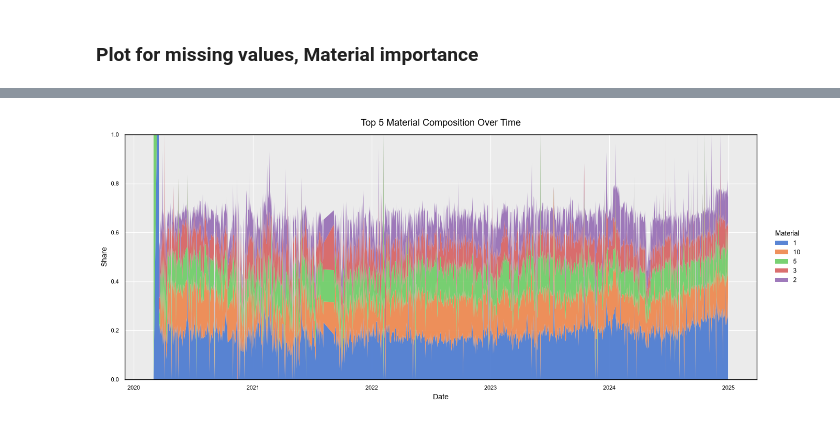
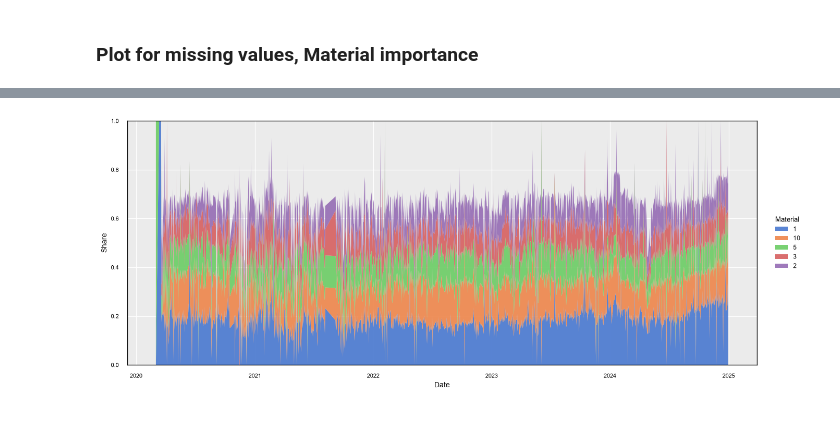
Before and after one commit to sed-mirzaee/TS-Forecasting-Project, a Jupyter notebook: notebooks/01_data_quality_eda.ipynb, the cells around one changed output, grey strips where cells are left out. Cells and saved outputs as stored; diff of their text form; code cells hidden in the pictures.

```diff
--- a/notebooks/01_data_quality_eda.ipynb
+++ b/notebooks/01_data_quality_eda.ipynb
@@ -13,8 +13,8 @@ INPUT_FILE = PROJECT_ROOT / "data" / "raw" / "eingangsbandwaage_studenten.csv"
 MATERIAL_FILE = PROJECT_ROOT / "data" / "raw" / "ballengewichte_studenten.csv"
 HOLIDAY_FILE = PROJECT_ROOT / "data" / "processed" / "public_holidays.csv"
 
-FIGURE_DIR = PROJECT_ROOT / "outputs" / "eda" / "figures__"
-TABLE_DIR = PROJECT_ROOT / "outputs" / "eda" / "tables__"
+FIGURE_DIR = PROJECT_ROOT / "outputs" / "eda" / "figures"
+TABLE_DIR = PROJECT_ROOT / "outputs" / "eda" / "tables"
 
 print("Input File:", PROJECT_ROOT)
 # %% [output]
@@ -794,11 +881,11 @@ ax.grid(
 
 ax.set_axisbelow(True)
 
-ax.set_title(
-    "Top 5 Material Composition Over Time",
-    fontsize=13,
-    pad=12
-)
+# ax.set_title(
+#     "Top 5 Material Composition Over Time",
+#     fontsize=13,
+#     pad=12
+# )
 
 ax.set_xlabel("Date", fontsize=10)
 ax.set_ylabel("Share", fontsize=10)
@@ -816,31 +903,31 @@ ax.xaxis.set_major_formatter(
 ax.tick_params(
     axis="x",
     labelrotation=0
 )
 
 legend = ax.legend(
     title="Material",
     loc="center left",
     bbox_to_anchor=(1.02, 0.5),
     ncol=1,
     frameon=False
 )
 legend.get_title().set_ha("left")
 legend._legend_box.align = "left"
 
 plt.subplots_adjust(
     right=0.88,
     top=0.90,
     bottom=0.12
 )
 
 plt.show()
 
 fig.savefig(
     FIGURE_DIR / "top5_material_fractions_over_time.png",
     dpi=300,
     bbox_inches="tight"
 )
 # %% [output]
 [figure]
-[figure, old version]
+[figure, new version]
```
Also changed, not shown: parts of 7 cells of this notebook, 35 other files.
